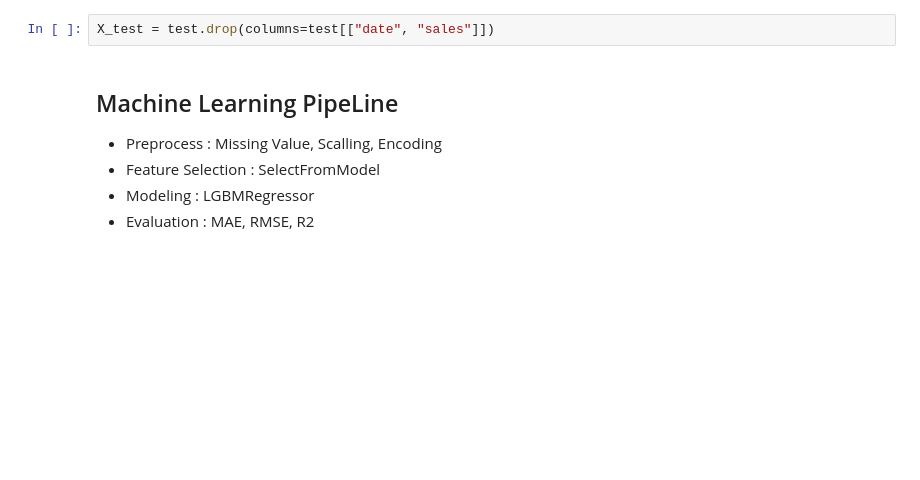
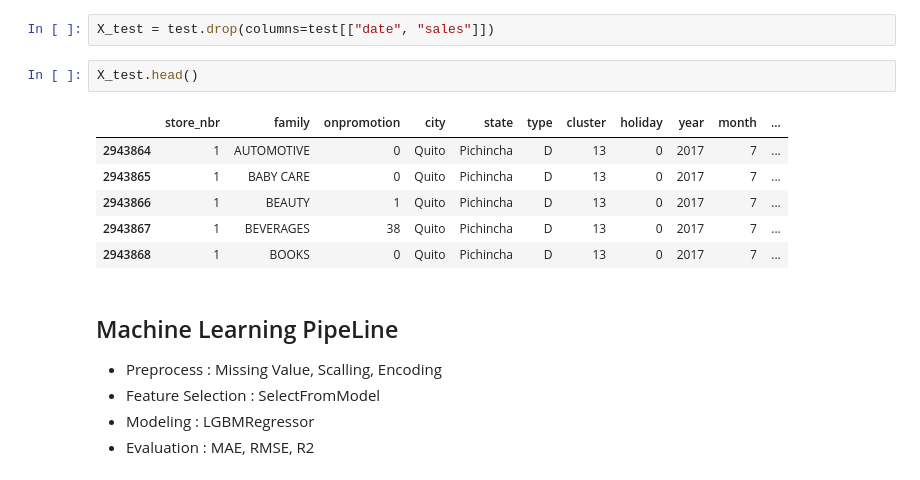
Before and after one commit to erfanebadi2004/ML-Regression-Project, a Jupyter notebook: notebook/store_sales_time_series.ipynb, the cells around one changed output. Cells and saved outputs as stored; diff of their text form; blank space fills up the shorter version.

```diff
--- a/notebook/store_sales_time_series.ipynb
+++ b/notebook/store_sales_time_series.ipynb
@@ -494,6 +498,15 @@ X_train = train.drop(columns=train[["date", "sales",]])
 y_test = test["sales"].values.reshape(-1)
 # %%
 X_test = test.drop(columns=test[["date", "sales"]])
+# %%
+X_test.head()
+# %% [output]
+|  | store_nbr | family | onpromotion | city | state | type | cluster | holiday | year | month | ... |
+| 2943864 | 1 | AUTOMOTIVE | 0 | Quito | Pichincha | D | 13 | 0 | 2017 | 7 | ... |
+| 2943865 | 1 | BABY CARE | 0 | Quito | Pichincha | D | 13 | 0 | 2017 | 7 | ... |
+| 2943866 | 1 | BEAUTY | 1 | Quito | Pichincha | D | 13 | 0 | 2017 | 7 | ... |
+| 2943867 | 1 | BEVERAGES | 38 | Quito | Pichincha | D | 13 | 0 | 2017 | 7 | ... |
+| 2943868 | 1 | BOOKS | 0 | Quito | Pichincha | D | 13 | 0 | 2017 | 7 | ... |
 # %% [markdown]
 ## Machine Learning PipeLine
 - Preprocess : Missing Value, Scalling, Encoding
```
Also changed, not shown: parts of 7 cells of this notebook.
